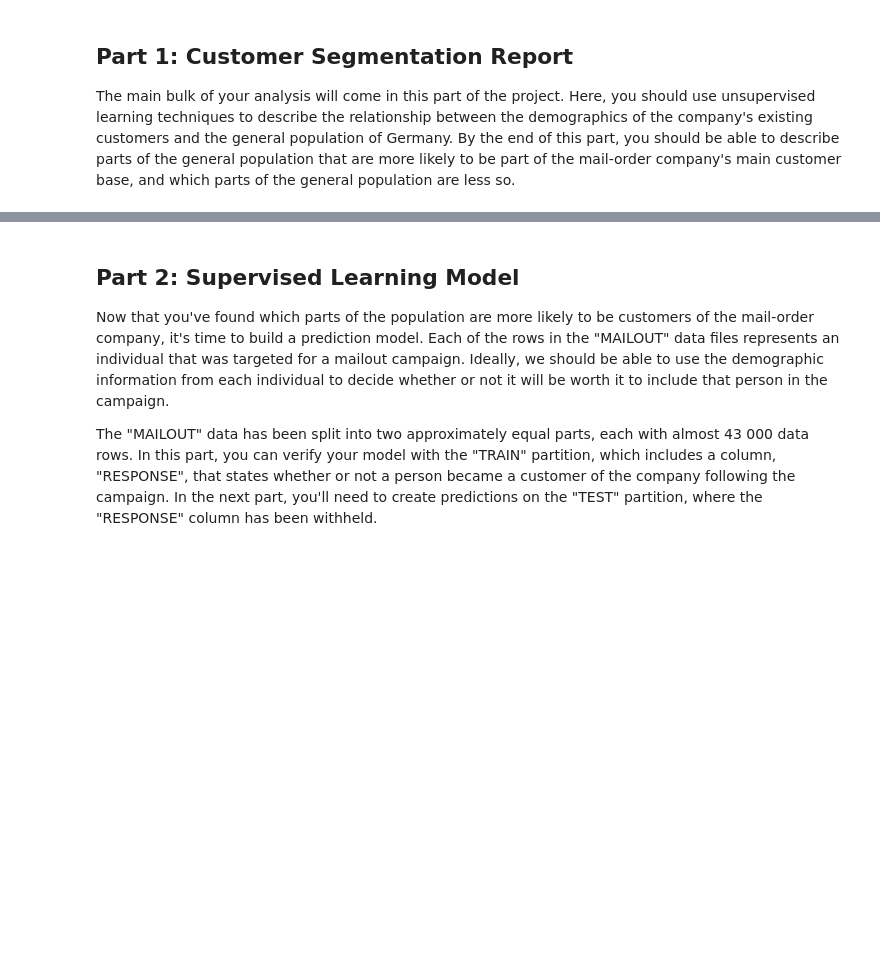
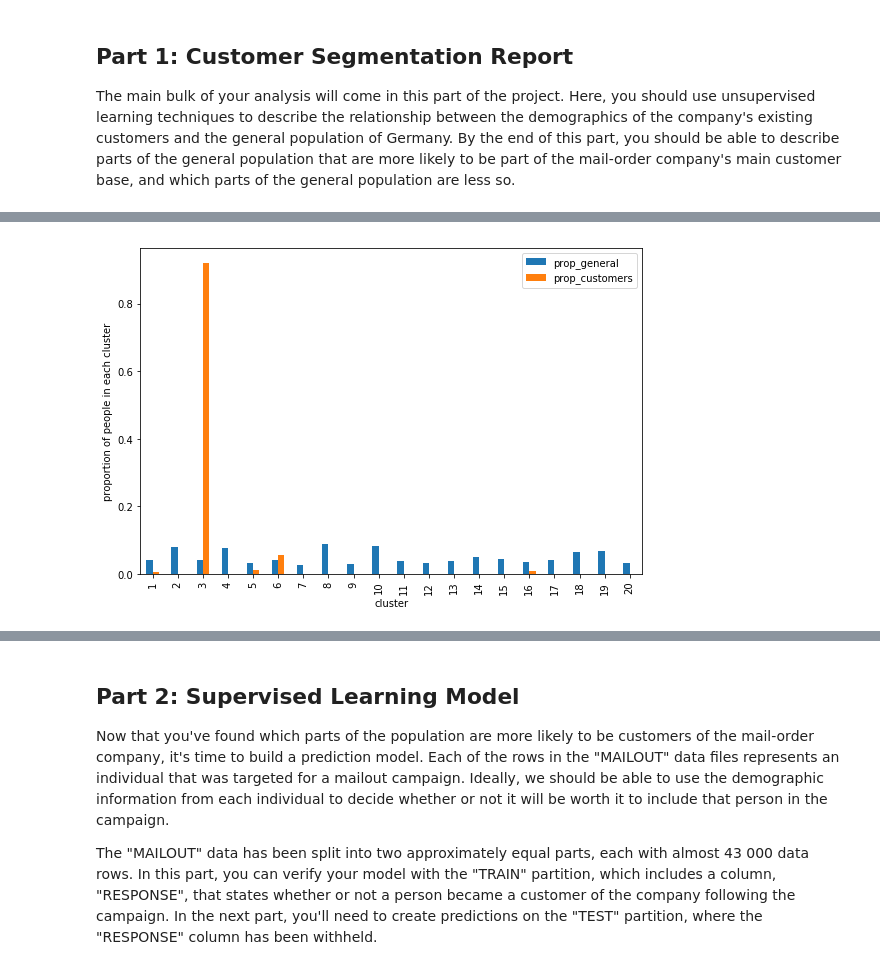
Before and after one commit to patelatharva/Arvato_Customer_Segmentation, a Jupyter notebook: Arvato Project Workbook.ipynb, the cells around one changed output, grey strips where cells are left out. Cells and saved outputs as stored; diff of their text form; code cells hidden in the pictures; blank space fills up the shorter version.

```diff
--- a/Arvato Project Workbook.ipynb
+++ b/Arvato Project Workbook.ipynb
@@ -261,0 +411,25 @@ The main bulk of your analysis will come in this part of the project. Here, you
+# %%
+model_pop = kmeans.fit(pop_pca)
+# %%
+pop_pred = model_pop.predict(pop_pca) + 1
+# %%
+cust_pca = pca.transform(cust_scaled)
+# %%
+cust_pred = model_pop.predict(cust_pca) + 1
+# %%
+general_prop = []
+customers_prop = []
+x = range(1, k+1)
+for i in range(1, k+1):
+    general_prop.append((pop_pred == i).sum()/len(pop_pred))
+    customers_prop.append((cust_pred == i).sum()/len(cust_pred))
+
+
+df_prop = pd.DataFrame({'cluster' : x, 'prop_general' : general_prop, 'prop_customers':customers_prop})
+
+#ax = sns.countplot(x='index', y = df_general['prop_1', 'prop_2'], data=df_general )
+df_prop.plot(x='cluster', y = ['prop_general', 'prop_customers'], kind='bar', figsize=(9,6))
+plt.ylabel('proportion of people in each cluster')
+plt.show()
+# %% [output]
+[figure, added]
```
Also changed, not shown: parts of 156 cells of this notebook, 6 other files.
